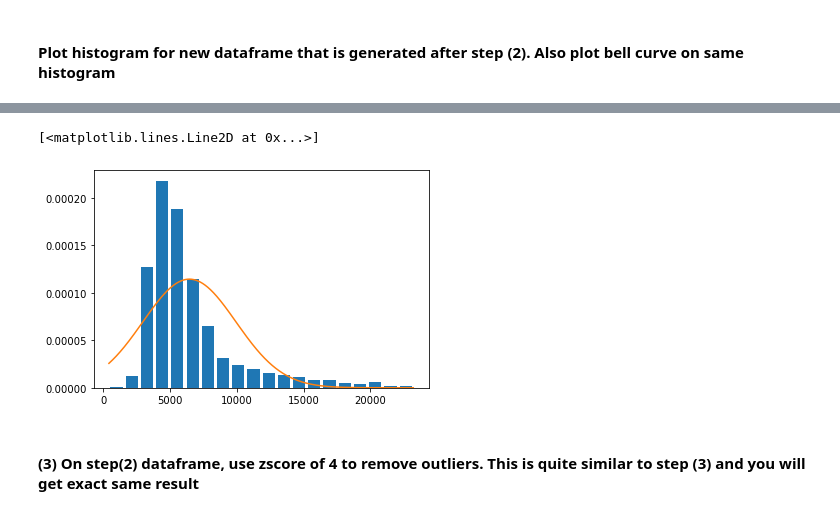
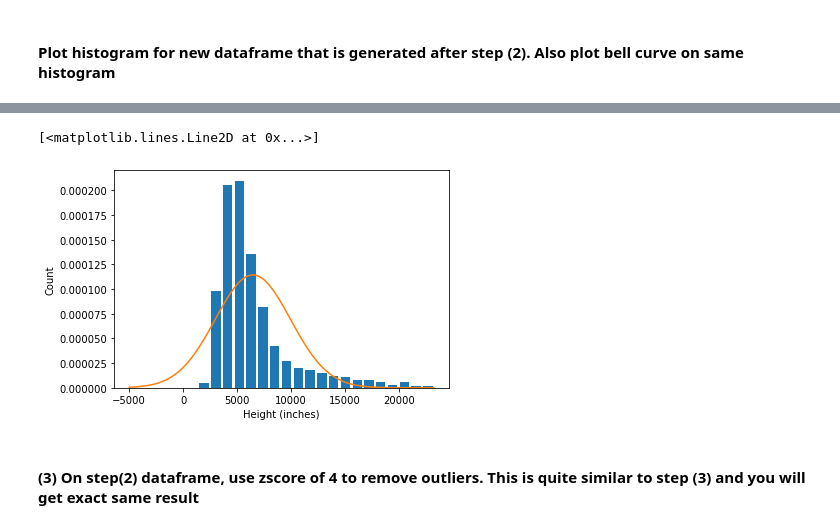
Before and after one commit to rhodapang/Python-Project, a Jupyter notebook: Data Science Feature Engineering by Python.ipynb, the cells around one changed output, grey strips where cells are left out. Drawn from its saved outputs; the diff is of its cells as text; code cells hidden in the pictures.

```diff
--- a/Data Science Feature Engineering by Python.ipynb
+++ b/Data Science Feature Engineering by Python.ipynb
@@ -388,5 +422,5 @@ df_bhp
 # %%
-df_bhp_1 = df_bhp[(df_bhp.price_per_sqft > df_bhp.price_per_sqft.quantile(0.0001)) & (df_bhp.price_per_sqft < df_bhp.price_per_sqft.quantile(0.999))]
+df_bhp_1 = df_bhp[(df_bhp.price_per_sqft > df_bhp.price_per_sqft.quantile(0.001)) & (df_bhp.price_per_sqft < df_bhp.price_per_sqft.quantile(0.999))]
 df_bhp_1
 # %% [output]
 |  | location | size | total_sqft | bath | price | bhk | price_per_sqft |
@@ -416,14 +469,18 @@ df_bhp_2.shape
 # %%
-plt.hist(df_bhp_2['price_per_sqft'],bins=20,rwidth=0.8, density=True)
+from scipy.stats import norm
+import numpy as np
+plt.hist(df_bhp_2['price_per_sqft'], bins = 20, rwidth=0.8, density = True)
+plt.xlabel('Height (inches)')
+plt.ylabel('Count')
 
-rng = np.arange(df_bhp_2.price_per_sqft.min(), df_bhp_2.price_per_sqft.max(), 0.1)
+rng = np.arange(-5000,  df_bhp_2.price_per_sqft.max(), 100)
 plt.plot(rng, norm.pdf(rng, df_bhp_2.price_per_sqft.mean(), df_bhp_2.price_per_sqft.std()))
 
 # rng = np.arange(df_height.height.min(), df_height.height.max(), 0.1)
 # plt.plot(rng, norm.pdf(rng,df_height.height.mean(),df_height.height.std()))
 # %% [output]
 [<matplotlib.lines.Line2D at 0x...>]
-[figure, old version]
+[figure, new version]
 # %% [markdown]
 #### (3) On step(2) dataframe, use zscore of 4 to remove outliers. This is quite similar to step (3) and you will get exact same result
 # %%
```
Also changed, not shown: parts of 11 cells of this notebook.
